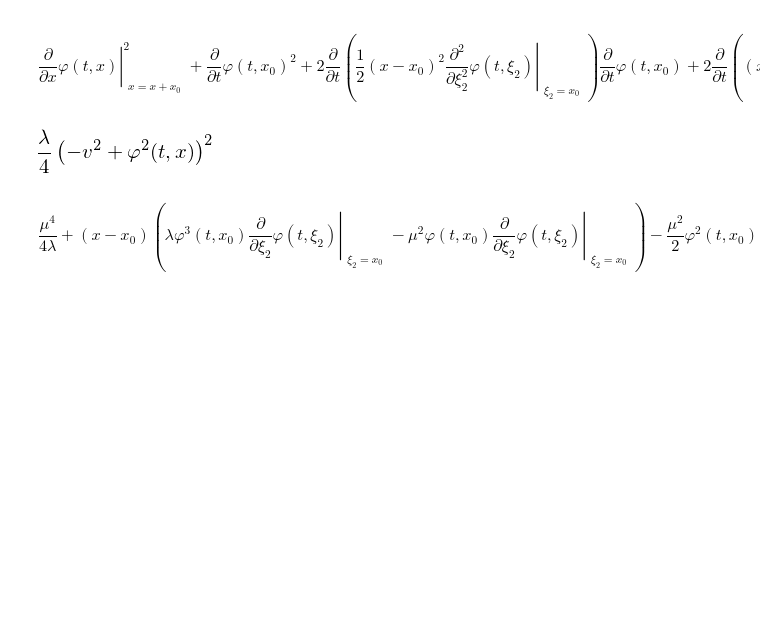
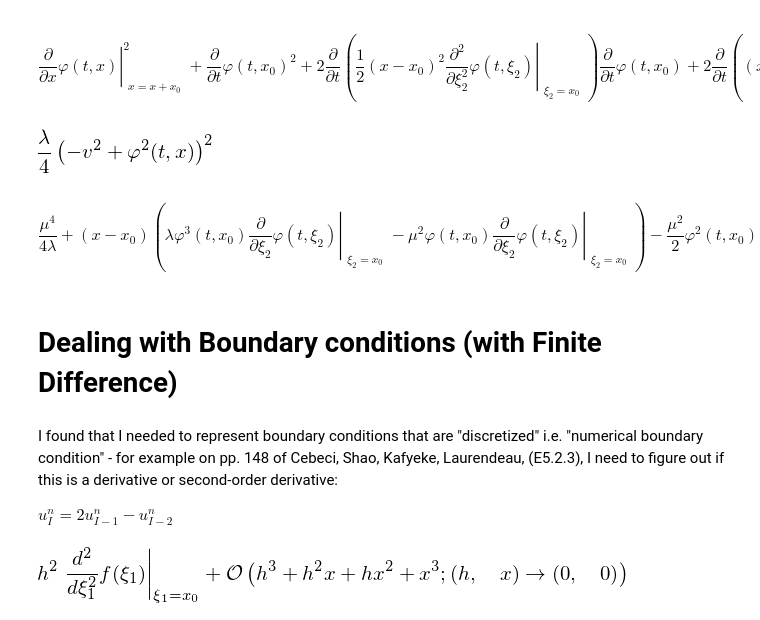
Before and after one commit to bubnicbf/phys_410, a Jupyter notebook: finitediff.ipynb, the cells around one changed output. Saved outputs shown, nothing was run; the diff lists cells and outputs as text; code cells hidden in the pictures; blank space fills up the shorter version.

Commit message:
Added more boundary condition discretization

```diff
--- a/finitediff.ipynb
+++ b/finitediff.ipynb
@@ -696,3 +696,14 @@ lambdavariablesymbol/Rat(4)*(phi1pl1*phi1pl1-v**2)**2
                                                         mu/sympy.sqrt( lambdavariablesymbol))
 # %% [output]
 $$\frac{\mu^{4}}{4 \lambda} + \left(x - x_{0}\right) \left(\lambda \varphi^{3}{\left (t,x_{0} \right )} \left. \frac{\partial}{\partial \xi_{2}} \varphi{\left (t,\xi_{2} \right )} \right|_{\substack{ \xi_{2}=x_{0} }} - \mu^{2} \varphi{\left (t,x_{0} \right )} \left. \frac{\partial}{\partial \xi_{2}} \varphi{\left (t,\xi_{2} \right )} \right|_{\substack{ \xi_{2}=x_{0} }}\right) - \frac{\mu^{2}}{2} \varphi^{2}{\left (t,x_{0} \right )} + \frac{\lambda}{4} \varphi^{4}{\left (t,x_{0} \right )} + \mathcal{O}\left(\left(x - x_{0}\right)^{2}; x\rightarrowx_{0}\right)$$
+# %% [markdown]
+# Dealing with Boundary conditions (with Finite Difference)
+# %% [markdown]
+I found that I needed to represent boundary conditions that are "discretized" i.e. "numerical boundary condition" - for example on pp. 148 of Cebeci, Shao, Kafyeke, Laurendeau, (E5.2.3), I need to figure out if this is a derivative or second-order derivative:
+
+$u_I^n = 2u^n_{I-1} - u^n_{I-2}$
+# %%
+(f(x).series(x,x0=x_0,n=3)- 2 * f(x-h).series(x-h,x0=x_0,n=3) + \
+ f(x-2*h).series(x-2*h,x0=x_0,n=3)).subs(x-x_0,0)
+# %% [output]
+[figure, added]
```
Also changed, not shown: parts of 5 cells of this notebook.
